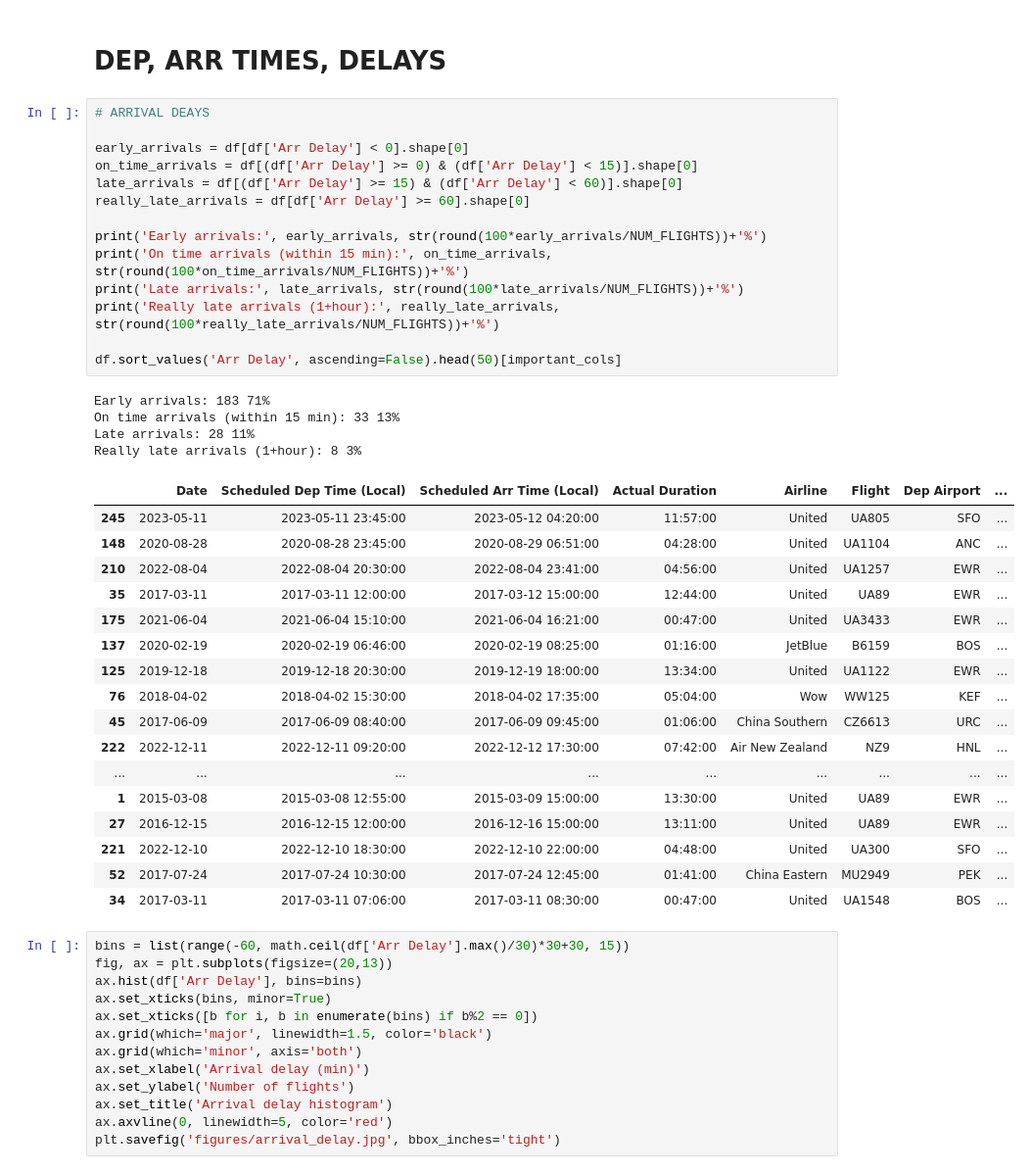
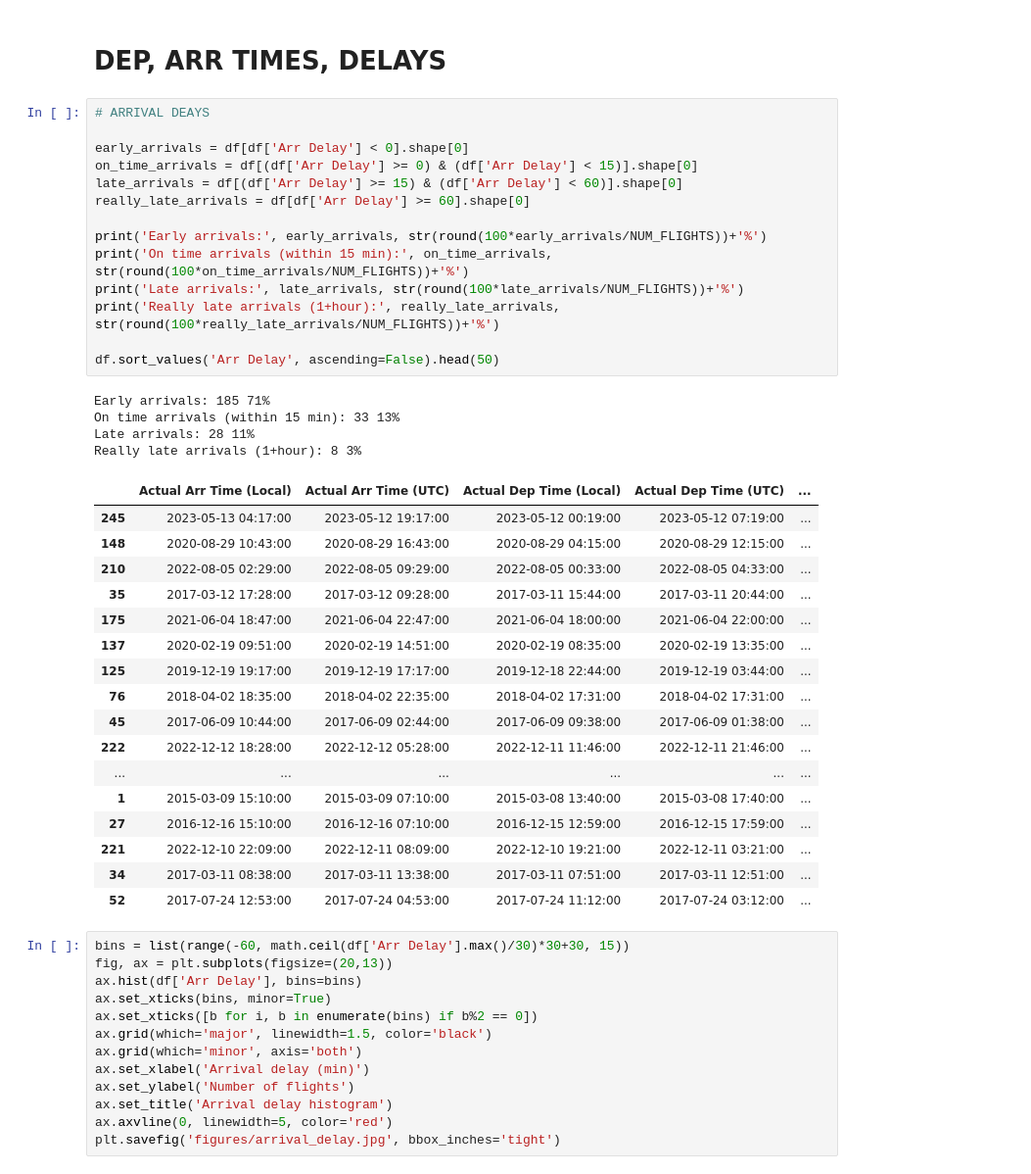
Before and after one commit to picrazy2/picrazy2.github.io, a Jupyter notebook: flightlog/flight log.ipynb, the cells around one changed output. Shown at 98% size. Cells and saved outputs as stored; diff of their text form.

```diff
--- a/flightlog/flight log.ipynb
+++ b/flightlog/flight log.ipynb
@@ -666,39 +666,39 @@ plt.savefig('figures/class_and_type.jpg', bbox_inches='tight')
 # %%
 # ARRIVAL DEAYS
 
 early_arrivals = df[df['Arr Delay'] < 0].shape[0]
 on_time_arrivals = df[(df['Arr Delay'] >= 0) & (df['Arr Delay'] < 15)].shape[0]
 late_arrivals = df[(df['Arr Delay'] >= 15) & (df['Arr Delay'] < 60)].shape[0]
 really_late_arrivals = df[df['Arr Delay'] >= 60].shape[0]
 
 print('Early arrivals:', early_arrivals, str(round(100*early_arrivals/NUM_FLIGHTS))+'%')
 print('On time arrivals (within 15 min):', on_time_arrivals, str(round(100*on_time_arrivals/NUM_FLIGHTS))+'%')
 print('Late arrivals:', late_arrivals, str(round(100*late_arrivals/NUM_FLIGHTS))+'%')
 print('Really late arrivals (1+hour):', really_late_arrivals, str(round(100*really_late_arrivals/NUM_FLIGHTS))+'%')
 
-df.sort_values('Arr Delay', ascending=False).head(50)[important_cols]
+df.sort_values('Arr Delay', ascending=False).head(50)
 # %% [output]
-Early arrivals: 183 71%
+Early arrivals: 185 71%
 On time arrivals (within 15 min): 33 13%
 Late arrivals: 28 11%
 Really late arrivals (1+hour): 8 3%
-|  | Date | Scheduled Dep Time (Local) | Scheduled Arr Time (Local) | Actual Duration | Airline | Flight | Dep Airport | ... |
-| 245 | 2023-05-11 | 2023-05-11 23:45:00 | 2023-05-12 04:20:00 | 11:57:00 | United | UA805 | SFO | ... |
-| 148 | 2020-08-28 | 2020-08-28 23:45:00 | 2020-08-29 06:51:00 | 04:28:00 | United | UA1104 | ANC | ... |
-| 210 | 2022-08-04 | 2022-08-04 20:30:00 | 2022-08-04 23:41:00 | 04:56:00 | United | UA1257 | EWR | ... |
-| 35 | 2017-03-11 | 2017-03-11 12:00:00 | 2017-03-12 15:00:00 | 12:44:00 | United | UA89 | EWR | ... |
-| 175 | 2021-06-04 | 2021-06-04 15:10:00 | 2021-06-04 16:21:00 | 00:47:00 | United | UA3433 | EWR | ... |
-| 137 | 2020-02-19 | 2020-02-19 06:46:00 | 2020-02-19 08:25:00 | 01:16:00 | JetBlue | B6159 | BOS | ... |
-| 125 | 2019-12-18 | 2019-12-18 20:30:00 | 2019-12-19 18:00:00 | 13:34:00 | United | UA1122 | EWR | ... |
-| 76 | 2018-04-02 | 2018-04-02 15:30:00 | 2018-04-02 17:35:00 | 05:04:00 | Wow | WW125 | KEF | ... |
-| 45 | 2017-06-09 | 2017-06-09 08:40:00 | 2017-06-09 09:45:00 | 01:06:00 | China Southern | CZ6613 | URC | ... |
-| 222 | 2022-12-11 | 2022-12-11 09:20:00 | 2022-12-12 17:30:00 | 07:42:00 | Air New Zealand | NZ9 | HNL | ... |
-| ... | ... | ... | ... | ... | ... | ... | ... | ... |
-| 1 | 2015-03-08 | 2015-03-08 12:55:00 | 2015-03-09 15:00:00 | 13:30:00 | United | UA89 | EWR | ... |
-| 27 | 2016-12-15 | 2016-12-15 12:00:00 | 2016-12-16 15:00:00 | 13:11:00 | United | UA89 | EWR | ... |
-| 221 | 2022-12-10 | 2022-12-10 18:30:00 | 2022-12-10 22:00:00 | 04:48:00 | United | UA300 | SFO | ... |
-| 52 | 2017-07-24 | 2017-07-24 10:30:00 | 2017-07-24 12:45:00 | 01:41:00 | China Eastern | MU2949 | PEK | ... |
-| 34 | 2017-03-11 | 2017-03-11 07:06:00 | 2017-03-11 08:30:00 | 00:47:00 | United | UA1548 | BOS | ... |
+|  | Actual Arr Time (Local) | Actual Arr Time (UTC) | Actual Dep Time (Local) | Actual Dep Time (UTC) | ... |
+| 245 | 2023-05-13 04:17:00 | 2023-05-12 19:17:00 | 2023-05-12 00:19:00 | 2023-05-12 07:19:00 | ... |
+| 148 | 2020-08-29 10:43:00 | 2020-08-29 16:43:00 | 2020-08-29 04:15:00 | 2020-08-29 12:15:00 | ... |
+| 210 | 2022-08-05 02:29:00 | 2022-08-05 09:29:00 | 2022-08-05 00:33:00 | 2022-08-05 04:33:00 | ... |
+| 35 | 2017-03-12 17:28:00 | 2017-03-12 09:28:00 | 2017-03-11 15:44:00 | 2017-03-11 20:44:00 | ... |
+| 175 | 2021-06-04 18:47:00 | 2021-06-04 22:47:00 | 2021-06-04 18:00:00 | 2021-06-04 22:00:00 | ... |
+| 137 | 2020-02-19 09:51:00 | 2020-02-19 14:51:00 | 2020-02-19 08:35:00 | 2020-02-19 13:35:00 | ... |
+| 125 | 2019-12-19 19:17:00 | 2019-12-19 17:17:00 | 2019-12-18 22:44:00 | 2019-12-19 03:44:00 | ... |
+| 76 | 2018-04-02 18:35:00 | 2018-04-02 22:35:00 | 2018-04-02 17:31:00 | 2018-04-02 17:31:00 | ... |
+| 45 | 2017-06-09 10:44:00 | 2017-06-09 02:44:00 | 2017-06-09 09:38:00 | 2017-06-09 01:38:00 | ... |
+| 222 | 2022-12-12 18:28:00 | 2022-12-12 05:28:00 | 2022-12-11 11:46:00 | 2022-12-11 21:46:00 | ... |
+| ... | ... | ... | ... | ... | ... |
+| 1 | 2015-03-09 15:10:00 | 2015-03-09 07:10:00 | 2015-03-08 13:40:00 | 2015-03-08 17:40:00 | ... |
+| 27 | 2016-12-16 15:10:00 | 2016-12-16 07:10:00 | 2016-12-15 12:59:00 | 2016-12-15 17:59:00 | ... |
+| 221 | 2022-12-10 22:09:00 | 2022-12-11 08:09:00 | 2022-12-10 19:21:00 | 2022-12-11 03:21:00 | ... |
+| 34 | 2017-03-11 08:38:00 | 2017-03-11 13:38:00 | 2017-03-11 07:51:00 | 2017-03-11 12:51:00 | ... |
+| 52 | 2017-07-24 12:53:00 | 2017-07-24 04:53:00 | 2017-07-24 11:12:00 | 2017-07-24 03:12:00 | ... |
 # %%
 bins = list(range(-60, math.ceil(df['Arr Delay'].max()/30)*30+30, 15))
 fig, ax = plt.subplots(figsize=(20,13))
```
Also changed, not shown: parts of 28 cells of this notebook, 27 other files.
